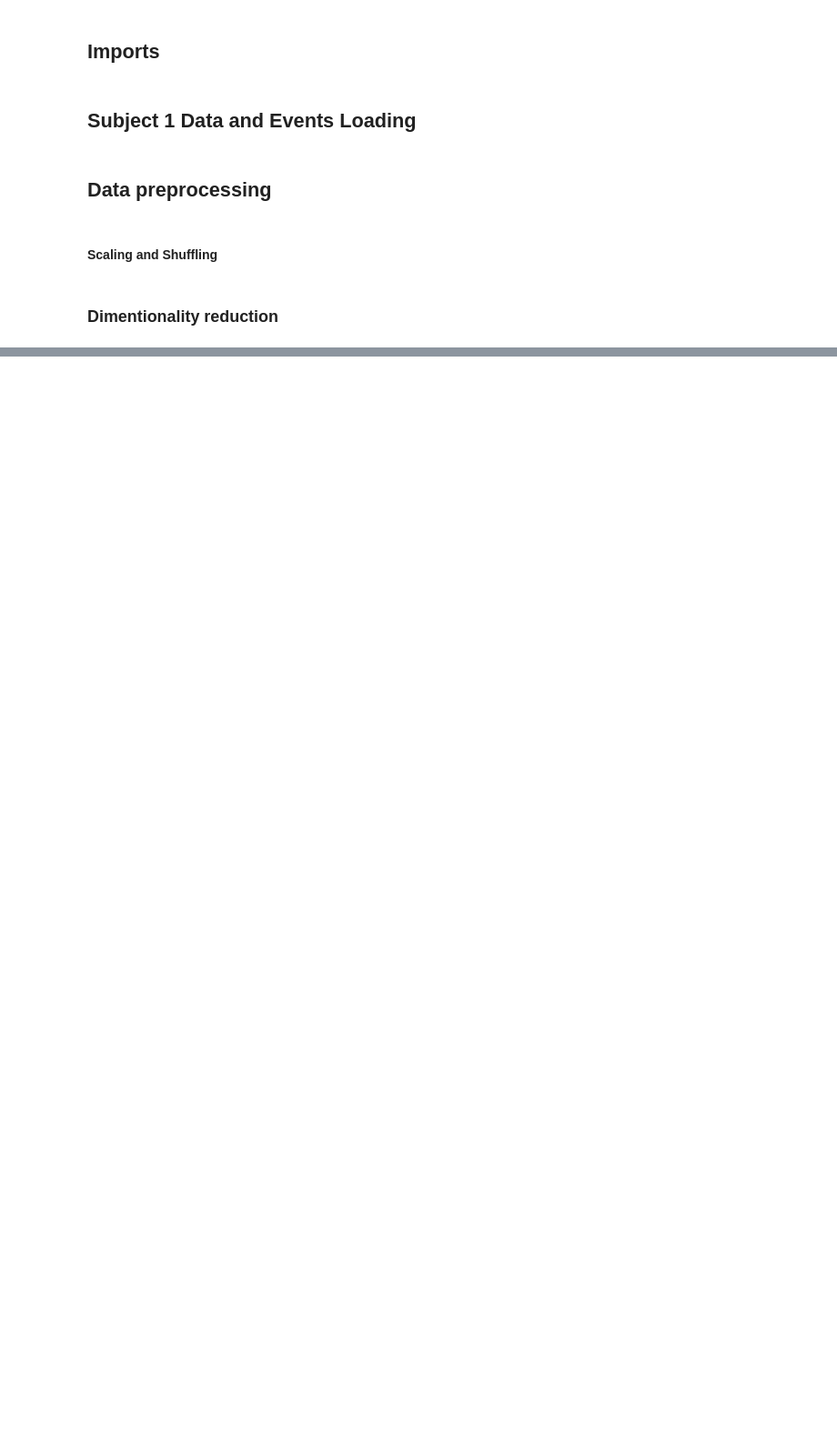
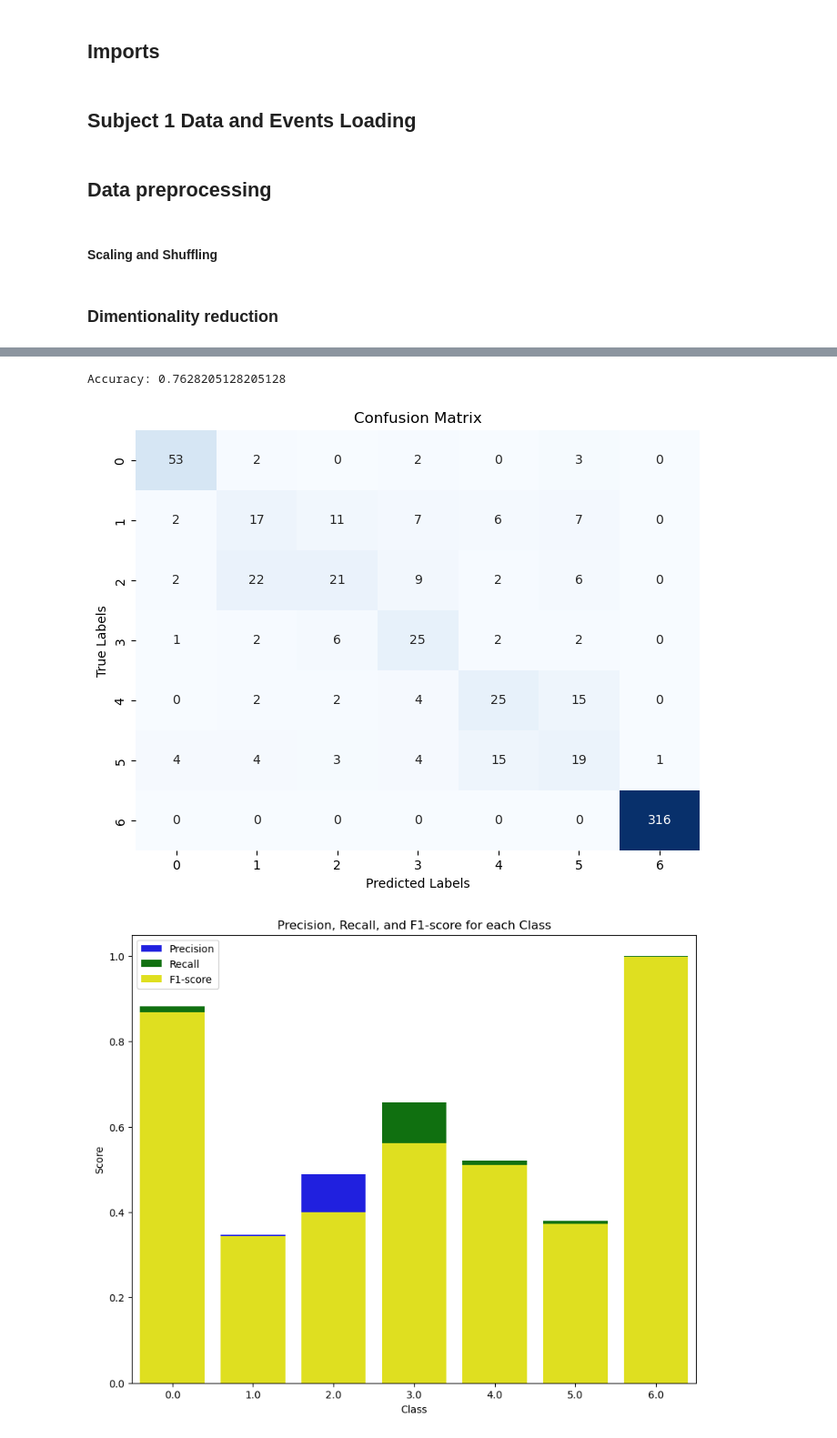
Before and after one commit to AmirMohammadiKarbalaei/Kaggle-Grasp-and-Lift-EEG-Detection, a Jupyter notebook: eeg_signals_analysis.ipynb, the cells around one changed output, grey strips where cells are left out. Shown at 91% size. Saved outputs shown, nothing was run; the diff lists cells and outputs as text; code cells hidden in the pictures; blank space fills up the shorter version.

```diff
--- a/eeg_signals_analysis.ipynb
+++ b/eeg_signals_analysis.ipynb
@@ -80,0 +82,9 @@ X_train, X_test, y_train, y_test = train_test_split(all_data_shuffled_scaled,
+# %%
+from sklearn.svm import SVC
+
+model = SVC(kernel="rbf")
+evaluate_model(model, all_data_shuffled_scaled, all_labels_shuffled)
+# %% [output]
+Accuracy: 0.7628205128205128
+[figure, added]
+[figure, added]
```
Also changed, not shown: parts of 19 cells of this notebook.
